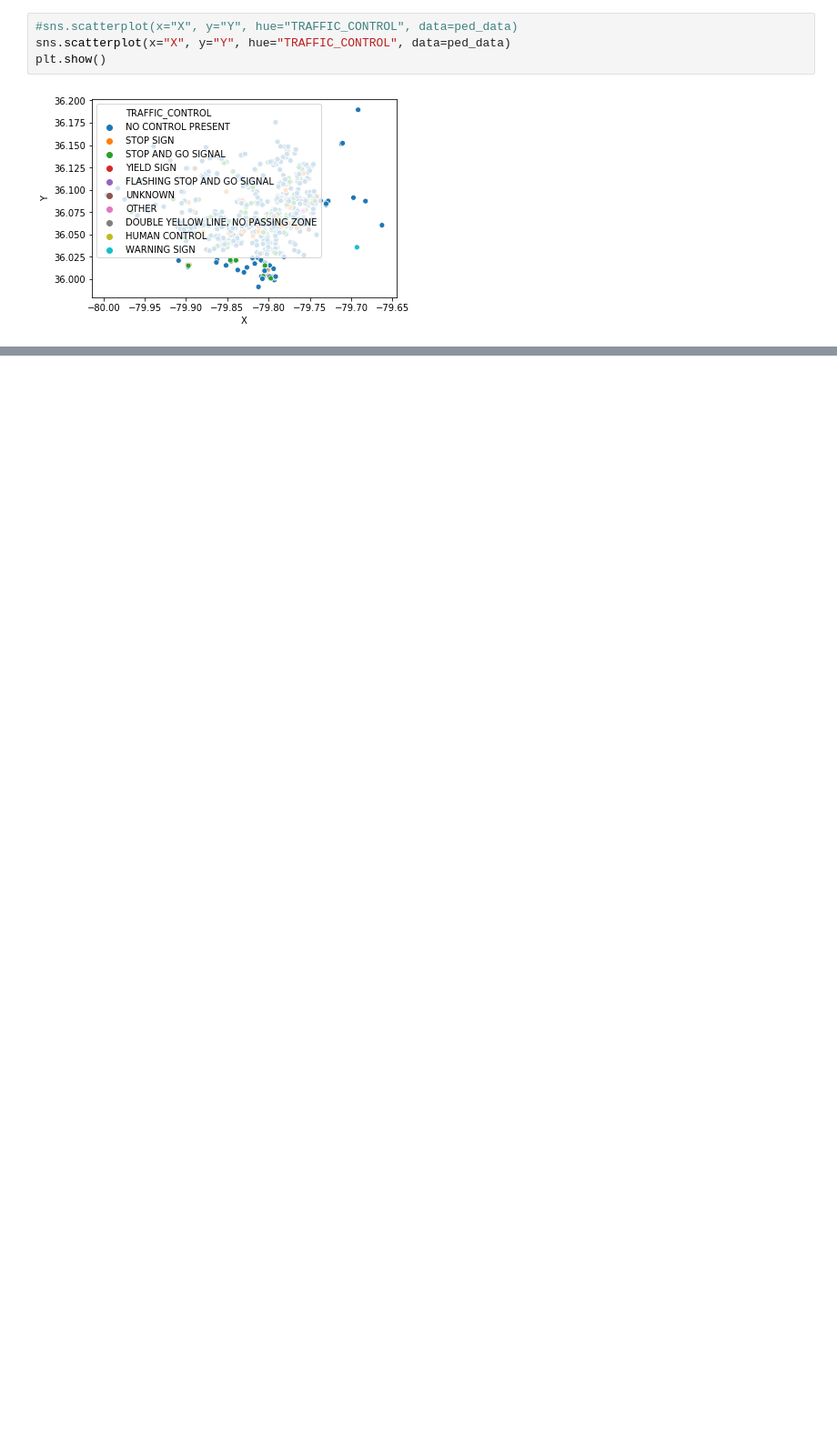
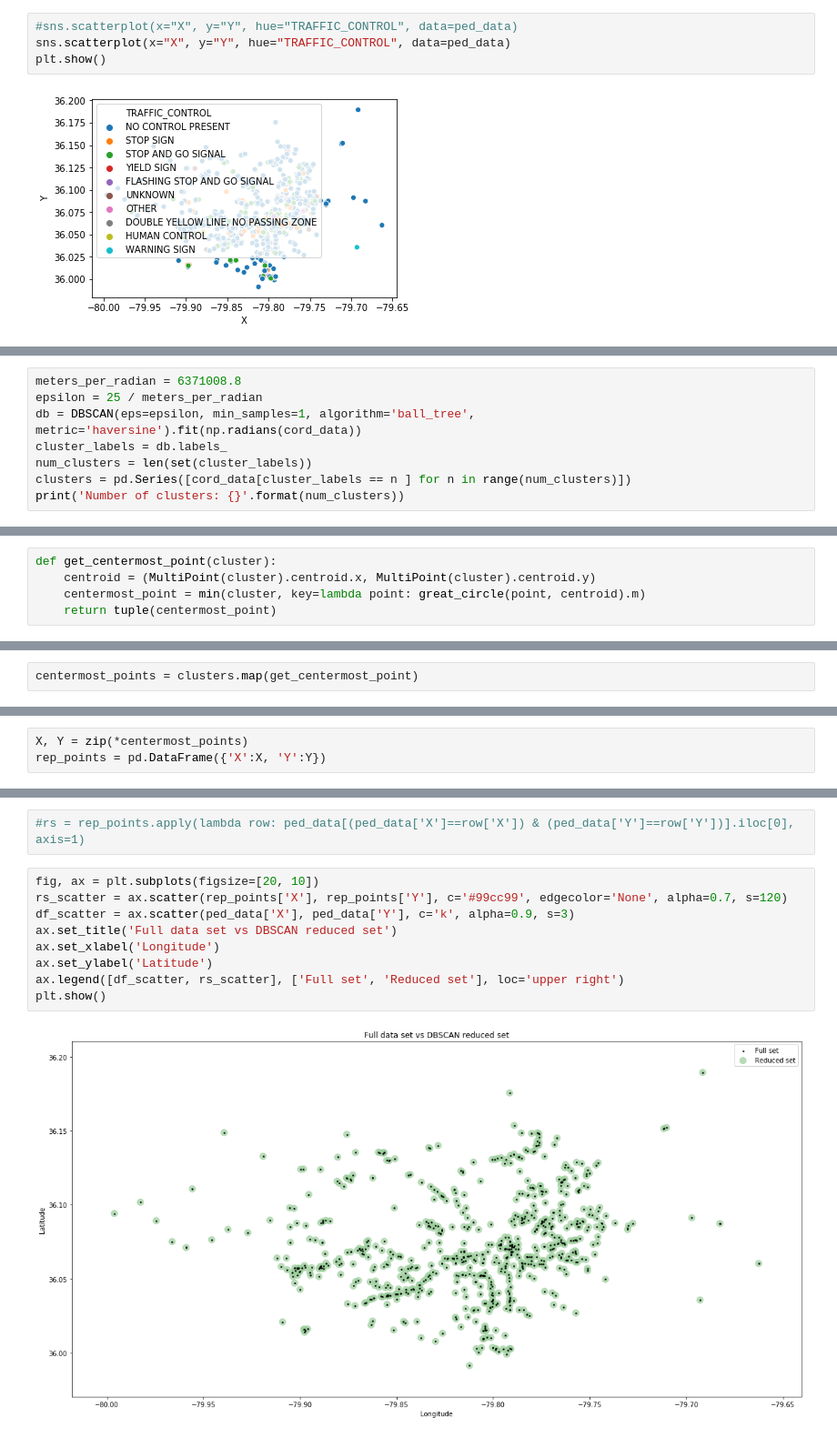
Before and after one commit to UNCG-CSE/GSBO_City_Collision_Data_Analysis, a Jupyter notebook: src/Pedestrian.ipynb, the cells around one changed output, grey strips where cells are left out. Shown: that part at 91% size. Saved outputs shown, nothing was run; the diff lists cells and outputs as text; blank space fills up the shorter version.

Commit message:
Update Pedestrian.ipynb
clustering

```diff
--- a/src/Pedestrian.ipynb
+++ b/src/Pedestrian.ipynb
@@ -1119,0 +1133,8 @@ plt.show()
+# %%
+meters_per_radian = 6371008.8
+epsilon = 25 / meters_per_radian
+db = DBSCAN(eps=epsilon, min_samples=1, algorithm='ball_tree', metric='haversine').fit(np.radians(cord_data))
+cluster_labels = db.labels_
+num_clusters = len(set(cluster_labels))
+clusters = pd.Series([cord_data[cluster_labels == n ] for n in range(num_clusters)])
+print('Number of clusters: {}'.format(num_clusters))
@@ -1119,0 +1177,5 @@ plt.show()
+# %%
+def get_centermost_point(cluster):
+    centroid = (MultiPoint(cluster).centroid.x, MultiPoint(cluster).centroid.y)
+    centermost_point = min(cluster, key=lambda point: great_circle(point, centroid).m)
+    return tuple(centermost_point)
@@ -1119,0 +1184,2 @@ plt.show()
+# %%
+centermost_points = clusters.map(get_centermost_point)
@@ -1119,0 +1206,3 @@ plt.show()
+# %%
+X, Y = zip(*centermost_points)
+rep_points = pd.DataFrame({'X':X, 'Y':Y})
@@ -1119,0 +1229,13 @@ plt.show()
+# %%
+#rs = rep_points.apply(lambda row: ped_data[(ped_data['X']==row['X']) & (ped_data['Y']==row['Y'])].iloc[0], axis=1)
+# %%
+fig, ax = plt.subplots(figsize=[20, 10])
+rs_scatter = ax.scatter(rep_points['X'], rep_points['Y'], c='#99cc99', edgecolor='None', alpha=0.7, s=120)
+df_scatter = ax.scatter(ped_data['X'], ped_data['Y'], c='k', alpha=0.9, s=3)
+ax.set_title('Full data set vs DBSCAN reduced set')
+ax.set_xlabel('Longitude')
+ax.set_ylabel('Latitude')
+ax.legend([df_scatter, rs_scatter], ['Full set', 'Reduced set'], loc='upper right')
+plt.show()
+# %% [output]
+[figure, added]
```
Also changed, not shown: parts of 24 cells of this notebook.
